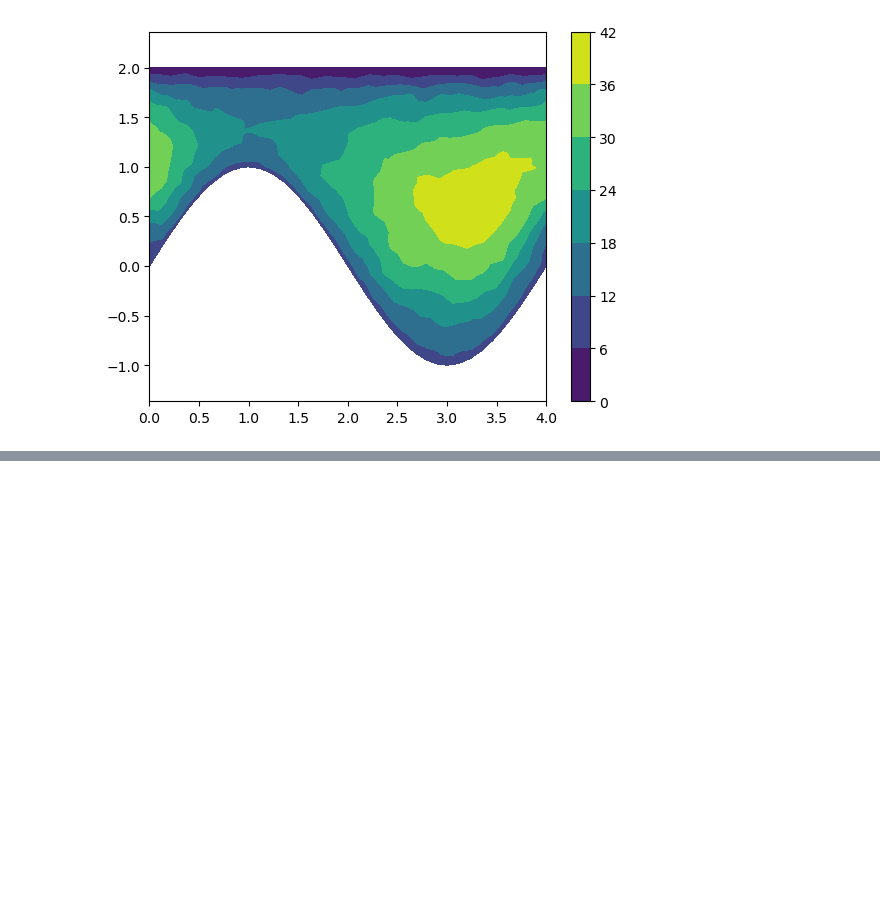
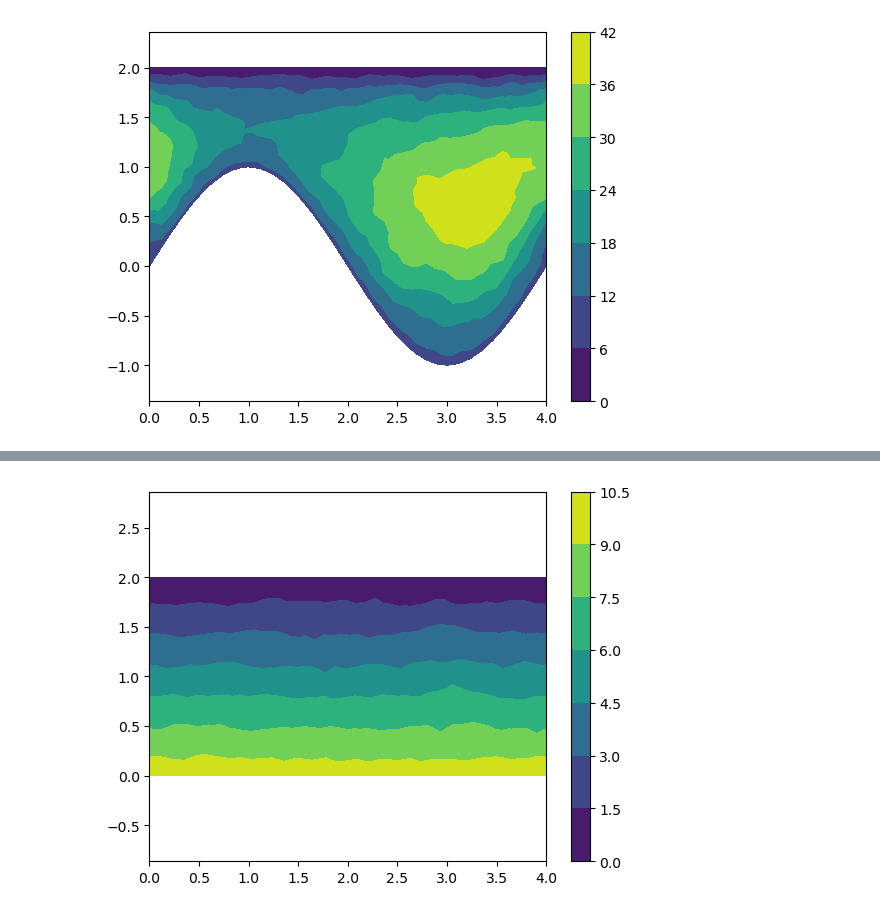
Before and after one commit to sanonesan/2d_Laplace_eq_FEM, a Jupyter notebook: laplace_eq.ipynb, the cells around one changed output, grey strips where cells are left out. Cells and saved outputs as stored; diff of their text form; code cells hidden in the pictures; blank space fills up the shorter version.

```diff
--- a/laplace_eq.ipynb
+++ b/laplace_eq.ipynb
@@ -67,0 +68,17 @@ plt.show()
+# %%
+df_x_y = pd.read_csv("/home/san/Code/2d_Laplace_eq_FEM/meshes/mesh01_rect/mesh_nodes.csv")
+df_z = pd.read_csv("/home/san/Code/2d_Laplace_eq_FEM/src/solution.csv")
+df_elements = pd.read_csv("/home/san/Code/2d_Laplace_eq_FEM/meshes/mesh01_rect/mesh_polygons.csv")
+for element in df_elements.values:
+    element -= 1;
+
+triangulation = tri.Triangulation(df_x_y["x"].values, df_x_y["y"].values, triangles=df_elements.values)
+plt.tricontourf(triangulation, df_z["sol"].values)
+#show
+#plot_fem_mesh(df_x_y["x"].values, df_x_y["y"].values, df_elements.values)
+
+plt.colorbar()
+plt.axis('equal')
+plt.show()
+# %% [output]
+[figure, added]
```
Also changed, not shown: parts of 1 cell of this notebook, 16 other files.
